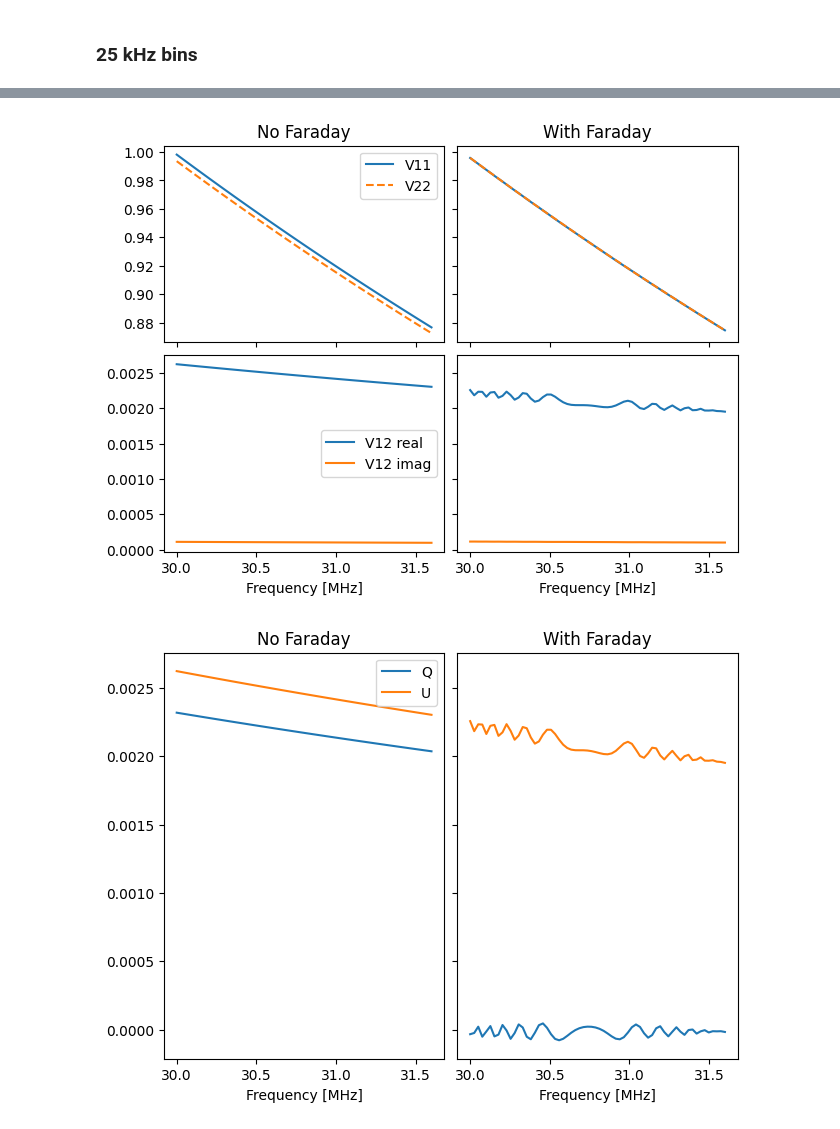
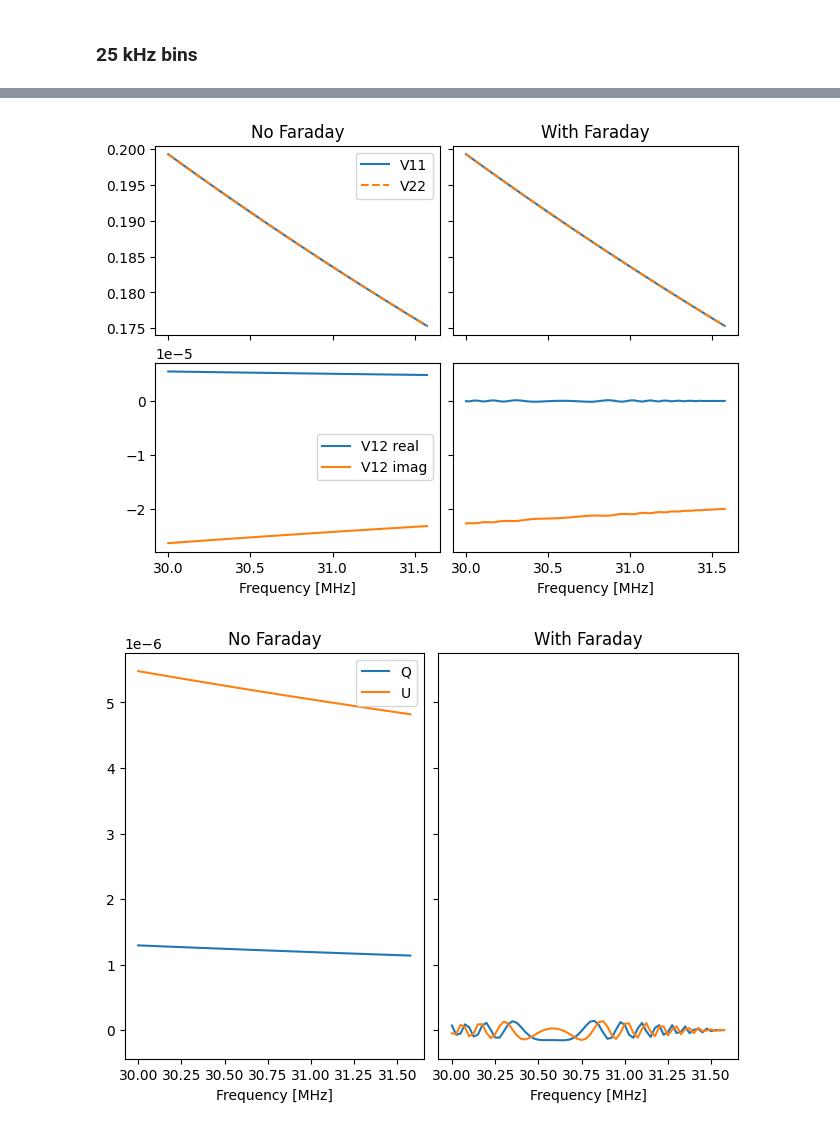
Before and after one commit to lusee-night/notebooks, a Jupyter notebook: faraday/faraday.ipynb, the cells around one changed output, grey strips where cells are left out. Saved outputs shown, nothing was run; the diff lists cells and outputs as text; code cells hidden in the pictures.

Commit message:
update faraday notebook

```diff
--- a/faraday/faraday.ipynb
+++ b/faraday/faraday.ipynb
@@ -6,7 +6,7 @@ import numpy as np
 
 %matplotlib inline
 # %%
-HP = True  # use healpix pixelization scheme (otherwise: 1 deg grid in theta/phi)
+HP = False  # use healpix pixelization scheme (otherwise: 1 deg grid in theta/phi)
 # %%
 with fits.open("hfss_lbl_3m_75deg.2port.fits") as hdul:
     E_theta = hdul["Etheta_real"].data + 1j * hdul["Etheta_imag"].data
@@ -159,7 +159,7 @@ def grid2healpix(data, nside, theta=None, phi=None, pixel_centers=None):
 # %%
 if HP:  # healpix
     import healpy as hp
-    NSIDE = 128
+    NSIDE = 512
     beam1 = grid2healpix(np.array([E_theta.real, E_theta.imag, E_phi.real, E_phi.imag]), NSIDE)
     rot = hp.Rotator(rot=90, deg=True)
     beam2 = np.array([rot.rotate_map_pixel(b) for b in beam1])
@@ -441,0 +438,11 @@ freqs = chans[None, :] + offset[:, None]
+# %%
+# align spectrometer reponse and simulated frequencies
+from scipy.interpolate import interp1d
+chans = np.arange(nchans) * diff + fmin  # output freqs after spectrometer dot product
+res_factor = 100  # factor to increase reoslution by
+freqs = np.arange(-2*res_factor, (nchans+1)*res_factor+1) * (diff/res_factor) #+ fmin
+#freqs = np.linspace(chans.min(), chans.max(), (chans.size-1)*res_factor+1) # simulation frequencies
+off = freqs[:(4*res_factor+1)] - freqs[2*res_factor]  # interpolation freqs for spec response
+spec4 = interp1d(offset, zoom4[:, 0], kind="cubic", assume_sorted=True)(off)
+spec8 = interp1d(offset, zoom8[:, 0], kind="cubic", assume_sorted=True)(off)
+freqs += fmin
@@ -442 +462,24 @@ freqs = chans[None, :] + offset[:, None]
+# %%
+class FatSimulator(Simulator):
+
+    def vis(self, output_chans, faraday=True, use_spec=True):
+        ein = "ap, bp, ab...p, p"  # a,b : E_theta/E_phi, p : pixel axis, ... : frequency axis/axes
+        norm = 2 / np.sum(np.abs(self.beam1)**2 * self.dOmega)
+        if faraday:
+            coherency_mat = self.T_rot
+        else:
+            coherency_mat = self.T
+        V11 = np.einsum(ein, self.beam1, self.beam1.conj(), coherency_mat, self.dOmega)
+        V22 = np.einsum(ein, self.beam2, self.beam2.conj(), coherency_mat, self.dOmega)
+        V12 = np.einsum(ein, self.beam1, self.beam2.conj(), coherency_mat, self.dOmega)
+        v_arr = np.real([V11, V12.real, V12.imag, V22]) * norm
+        if use_spec:
+            # make a spectrometer reponse matrix for each output chan
+            spec_mat = np.zeros((output_chans.size, self.freqs.size))
+            for i in range(output_chans.size):
+                start = i * res_factor
+                end = start + self.spec.size
+                spec_mat[i, start:end] = self.spec
+            v_arr = np.sum(v_arr[:, :, None] * spec_mat.T[None], axis=1)
+        return v_arr
 # %%
@@ -457,9 +494,9 @@ plt.show()
 # %%
-sim = Simulator(freqs, I, Q, U, RM, beam, spec=zoom8[:, 0, None], **kwargs)
-vis_arr = sim.vis(faraday=False)
-vis_arr_rot = sim.vis(faraday=True)
+sim = FatSimulator(freqs, I, Q, U, RM, beam, spec=spec8, **kwargs)
+vis_arr = sim.vis(chans, faraday=False)
+vis_arr_rot = sim.vis(chans, faraday=True)
 plot_vis(chans/1e6, vis_arr, vis_arr_rot)
 plot_stokes(chans/1e6, vis2stokes(vis_arr), vis2stokes(vis_arr_rot))
 # %% [output]
-[figure, old version]
+[figure, new version]
-[figure, old version]
+[figure, new version]
```
Also changed, not shown: parts of 9 cells of this notebook.
